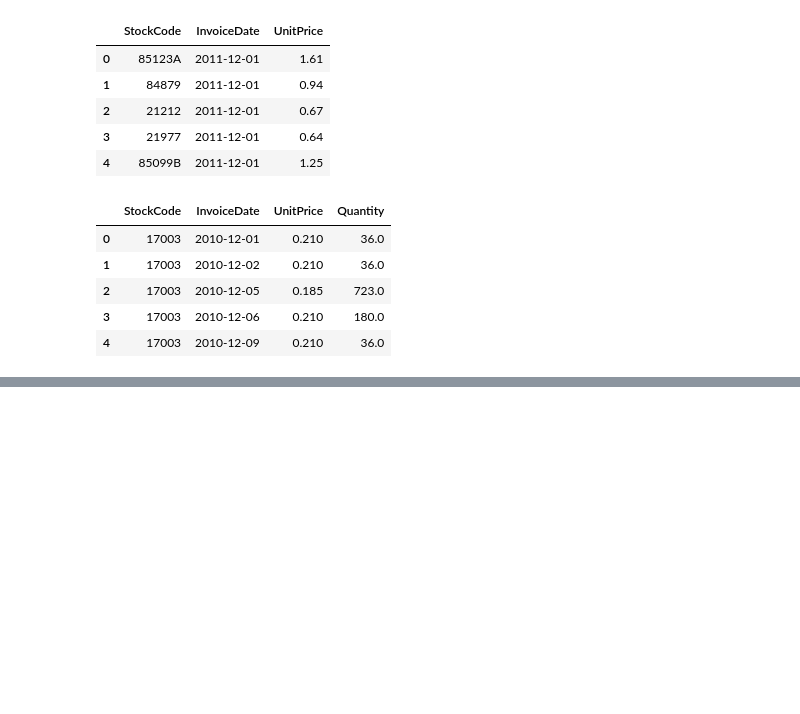
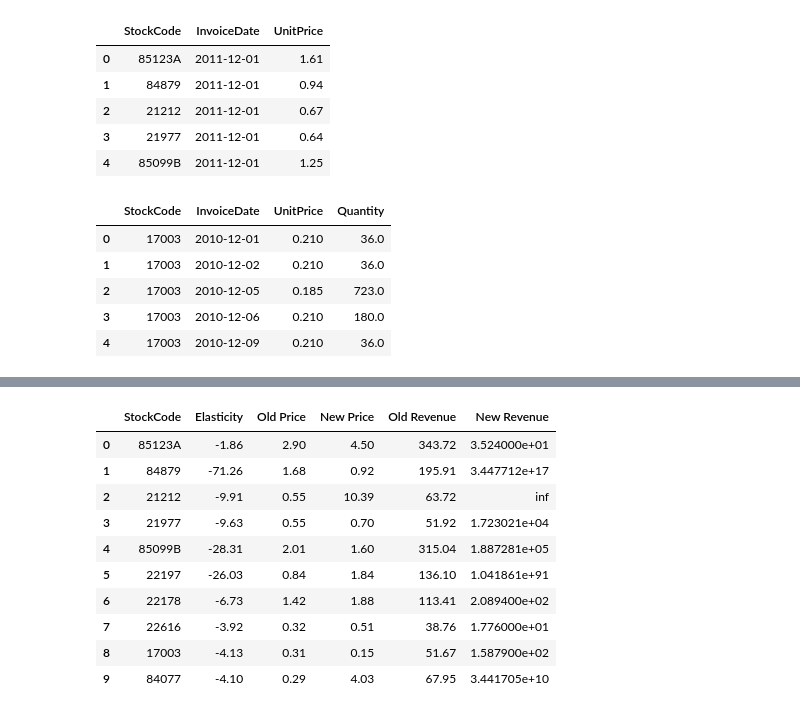
Before and after one commit to t07902301/Price-Elasticity, a Jupyter notebook: Modelling.ipynb, the cells around one changed output, grey strips where cells are left out. Cells and saved outputs as stored; diff of their text form; code cells hidden in the pictures; blank space fills up the shorter version.

Commit message:
revenue comparison

```diff
--- a/Modelling.ipynb
+++ b/Modelling.ipynb
@@ -311,4 +302,6 @@ raw_data.head()
 with open(os.path.join(results_dir, 'best_model.pkl'), 'rb') as file:
     loaded_models = pickle.load(file)
 # %%
-coefficents = {k: v['coefficients'][0] for k, v in loaded_models.items()}
+elasticity = {k: v['coefficients'][0] for k, v in loaded_models.items()}
+elasticity_df = pd.DataFrame(list(elasticity.items()), columns=['StockCode', 'Elasticity'])
+elasticity_df.head()
@@ -328,3 +314,0 @@ coefficents
-# %%
-elasticity_df = pd.DataFrame(list(coefficents.items()), columns=['StockCode', 'Elasticity'])
-elasticity_df.head()
@@ -337,0 +364,22 @@ elasticity_df.head()
+# %%
+unique_stockcodes = promote_df['StockCode'].unique()
+revenue_dict = {}
+for review_product in unique_stockcodes:
+    old_revenue = raw_data[raw_data['StockCode'] == review_product]['Quantity'].rolling(window=14).mean().mean() * \
+        raw_data[raw_data['StockCode'] == review_product]['UnitPrice'].rolling(window=14).mean().mean()
+    new_revenue = np.mean(np.exp(inputs_dict[review_product][:, 0])) * \
+        np.mean(np.exp(results[review_product]))
+    # print(f"Product: {review_product}, Old Revenue: {old_revenue}, New Revenue: {new_revenue}")
+    revenue_dict[review_product] = {
+        'Elasticity': np.round(elasticity_df[elasticity_df['StockCode'] == review_product]['Elasticity'].to_numpy()[0], 2),
+        'Old Price': np.round(raw_data[raw_data['StockCode'] == review_product]['UnitPrice'].rolling(window=14).mean().mean(), 2),
+        'New Price': np.round(np.mean(np.exp(inputs_dict[review_product][:, 0])), 2),
+        'Old Revenue': np.round(old_revenue, 2),
+        'New Revenue': np.round(new_revenue, 2)
+    }
+# %%
+revenue_df = pd.DataFrame.from_dict(revenue_dict, orient='index', \
+                                    columns=['Elasticity', 'Old Price', 'New Price', 'Old Revenue', 'New Revenue'])
+revenue_df.reset_index(inplace=True)
+revenue_df.rename(columns={'index': 'StockCode'}, inplace=True)
+revenue_df.head()
@@ -338 +393,15 @@ elasticity_df.head()
+# %%
+revenue_df
+# %% [output]
+|  | StockCode | Elasticity | Old Price | New Price | Old Revenue | New Revenue |
+| 0 | 85123A | -1.86 | 2.90 | 4.50 | 343.72 | 3.524000e+01 |
+| 1 | 84879 | -71.26 | 1.68 | 0.92 | 195.91 | 3.447712e+17 |
+| 2 | 21212 | -9.91 | 0.55 | 10.39 | 63.72 | inf |
+| 3 | 21977 | -9.63 | 0.55 | 0.70 | 51.92 | 1.723021e+04 |
+| 4 | 85099B | -28.31 | 2.01 | 1.60 | 315.04 | 1.887281e+05 |
+| 5 | 22197 | -26.03 | 0.84 | 1.84 | 136.10 | 1.041861e+91 |
+| 6 | 22178 | -6.73 | 1.42 | 1.88 | 113.41 | 2.089400e+02 |
+| 7 | 22616 | -3.92 | 0.32 | 0.51 | 38.76 | 1.776000e+01 |
+| 8 | 17003 | -4.13 | 0.31 | 0.15 | 51.67 | 1.587900e+02 |
+| 9 | 84077 | -4.10 | 0.29 | 4.03 | 67.95 | 3.441705e+10 |
 # %%
```
Also changed, not shown: parts of 26 cells of this notebook.
